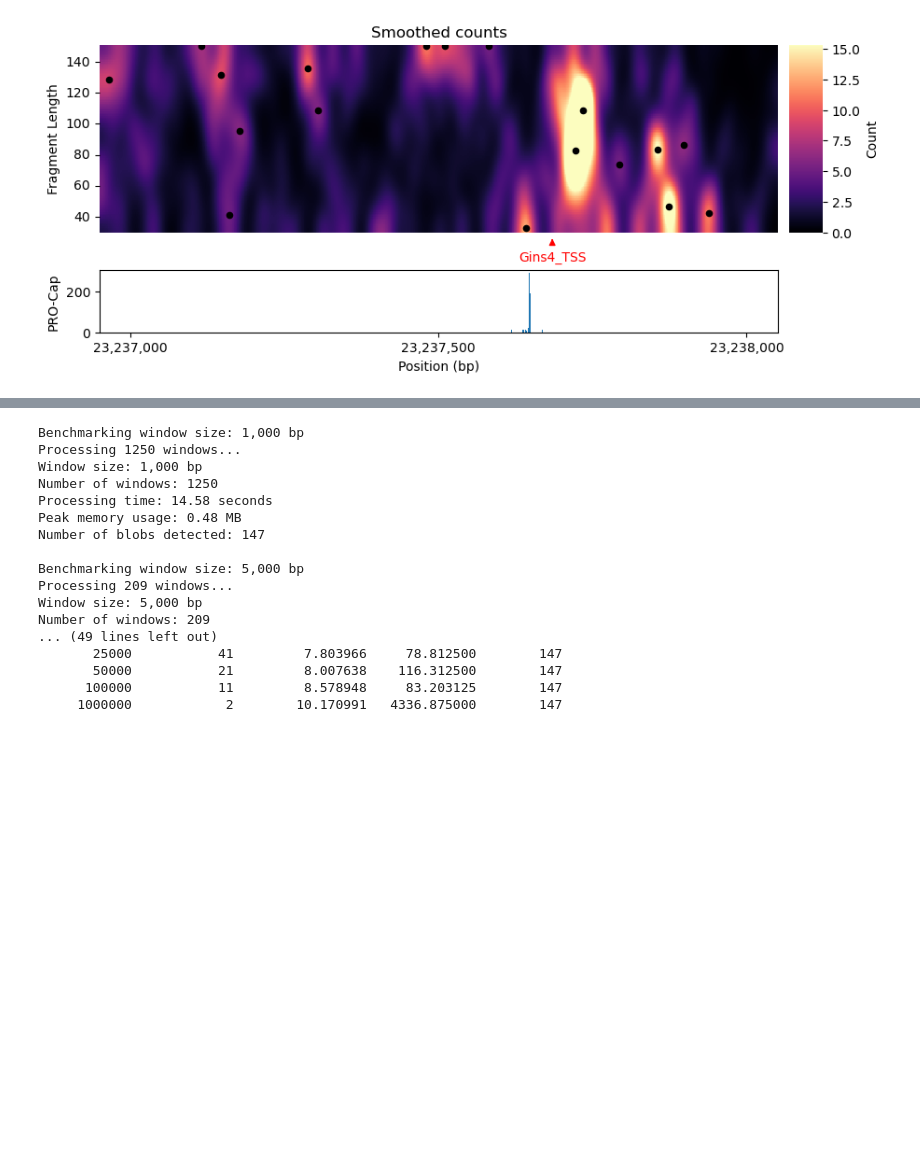
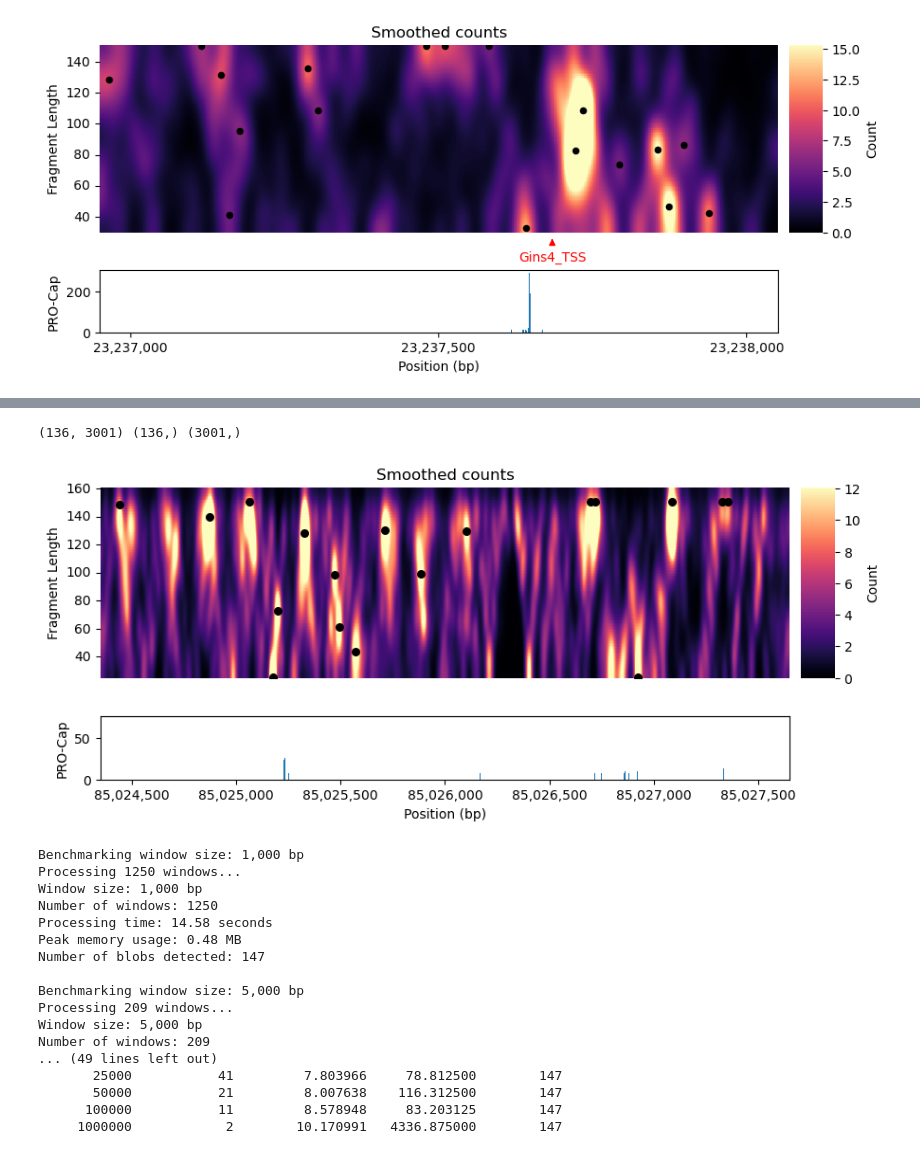
Before and after one commit to aryeelab/foci-3d, a Jupyter notebook: code/footprinting.ipynb, the cells around one changed output, grey strips where cells are left out. Cells and saved outputs as stored; diff of their text form; code cells hidden in the pictures; blank space fills up the shorter version.

```diff
--- a/code/footprinting.ipynb
+++ b/code/footprinting.ipynb
@@ -410,3 +413,26 @@ for col in footprints.columns[3:]:
+# %%
+# Visualize another region with detected footprints
+
+chrom = 'chr8'
+start_bp = 85_024_500
+end_bp = 85_027_500
+
+footprint, raw_total_counts, procap = \
+    get_footprint_and_procap(fragment_counts_gz=counts_gz,
+                                procap_bw=procap_bw,
+                                avg_count_per_fragment_length=avg_by_len,
+                                fragment_len_min=25, fragment_len_max=160,
+                                chrom=chrom, window_start=start_bp, window_end=end_bp, footprint_sigma=10)
+
+# Print footprint and procap shape
+print(footprint.shape, raw_total_counts.shape, procap.shape)
+
+plot_count_matrix(footprint, tracks = {'PRO-Cap': procap},
+                  title='Smoothed counts', xtick_spacing=500,
+                  blobs = footprints[footprints["q_value"] <= 0.2], blob_color='black', blob_size=30)
+# %% [output]
+(136, 3001) (136,) (3001,)
+[figure, added]
 # %%
 # Benchmark different window sizes for blob detection across a large genomic region
 # Using a fixed 200bp overlap between adjacent windows to ensure consistent detection of features at window boundaries
```
Also changed, not shown: parts of 18 cells of this notebook, 2 other files.
